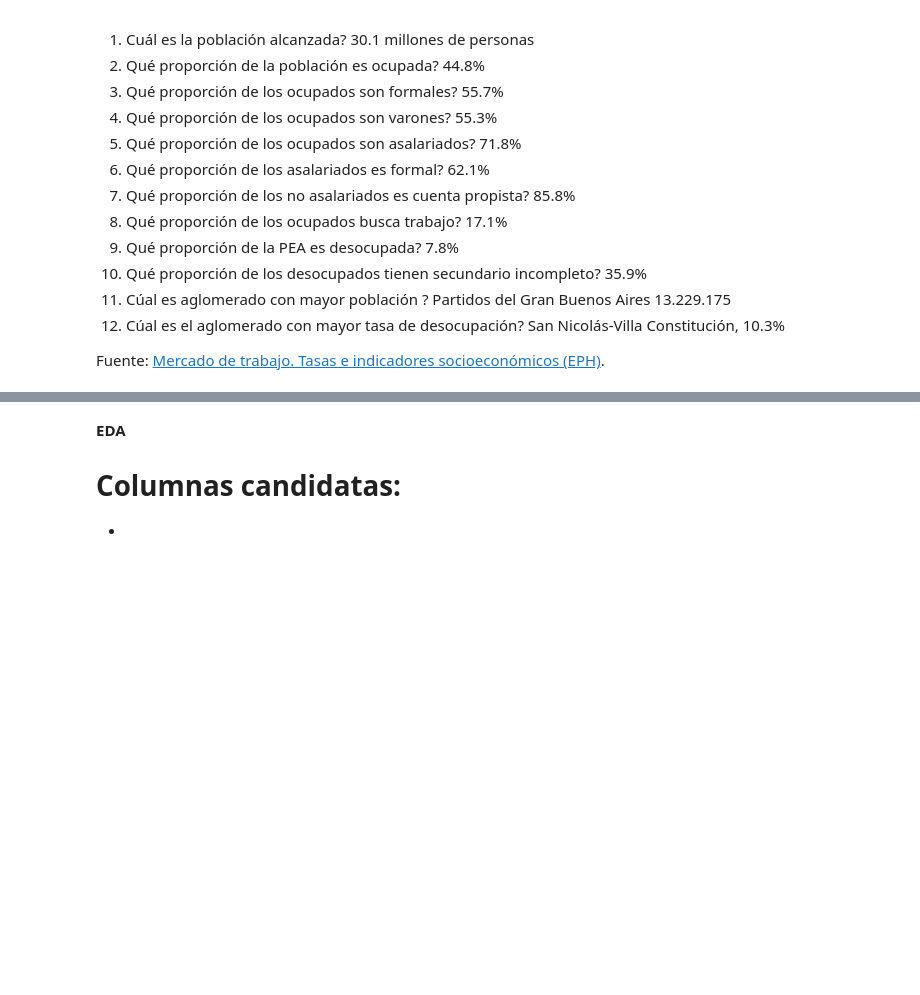
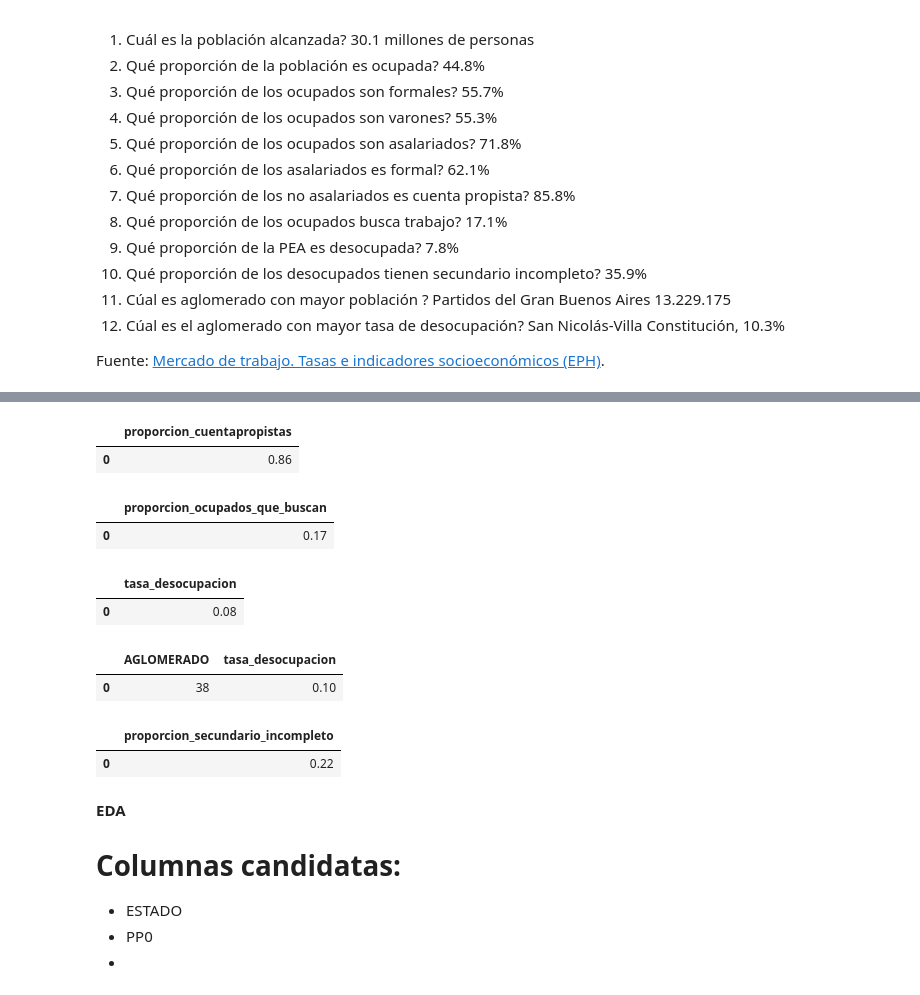
Before and after one commit to d-montenegro/eph-agente, a Jupyter notebook: notebooks/eph_1t2026_sqlite.ipynb, the cells around one changed output, grey strips where cells are left out. Cells and saved outputs as stored; diff of their text form; code cells hidden in the pictures; blank space fills up the shorter version.

```diff
--- a/notebooks/eph_1t2026_sqlite.ipynb
+++ b/notebooks/eph_1t2026_sqlite.ipynb
@@ -415,6 +446,77 @@ display(muestra)
+# %%
+# Qué proporción de los no asalariados es cuenta propista?
+_ = ejecutar_consulta("""
+SELECT
+  SUM(CASE WHEN CAT_OCUP = 2 THEN PONDERA END) * 1.0
+    / SUM(PONDERA) AS proporcion_cuentapropistas
+FROM individual
+WHERE
+ESTADO = 1           -- ocupados
+  AND CAT_OCUP <> 3;       -- no asalariados
+""", display_result=True)
+# %% [output]
+|  | proporcion_cuentapropistas |
+| 0 | 0.86 |
+# %%
+#Qué proporción de los ocupados busca trabajo?
+_ = ejecutar_consulta("""
+SELECT
+  SUM(CASE WHEN PP03J = 1 THEN PONDERA END) * 1.0
+    / SUM(PONDERA) AS proporcion_ocupados_que_buscan
+FROM individual
+WHERE ESTADO = 1;          -- solo ocupados""", display_result=True)
+# %% [output]
+|  | proporcion_ocupados_que_buscan |
+| 0 | 0.17 |
+# %%
+# Qué proporción de la PEA es desocupada?
+_ = ejecutar_consulta("""
+SELECT
+  SUM(CASE WHEN ESTADO = 2 THEN PONDERA END) * 1.0
+    / SUM(PONDERA) AS tasa_desocupacion
+FROM individual
+WHERE  ESTADO IN (1, 2);    -- PEA: ocupados y desocupados
+""", display_result=True)
+# %% [output]
+|  | tasa_desocupacion |
+| 0 | 0.08 |
+# %%
+# cual es el aglomerado con mayor tasa de desocupación?
+
+_ = ejecutar_consulta("""
+SELECT
+  AGLOMERADO,
+  SUM(CASE WHEN ESTADO = 2 THEN PONDERA END) * 1.0
+    / SUM(PONDERA) AS tasa_desocupacion
+FROM individual
+WHERE  ESTADO IN (1, 2)     -- PEA
+GROUP BY AGLOMERADO
+ORDER BY tasa_desocupacion DESC
+LIMIT 1;
+""", display_result=True)
+# %% [output]
+|  | AGLOMERADO | tasa_desocupacion |
+| 0 | 38 | 0.10 |
+# %%
+# Qué proporción de los desocupados tienen secundario incompleto?
+
+_ = ejecutar_consulta("""
+SELECT
+  SUM(CASE WHEN NIVEL_ED = 3 THEN PONDERA END) * 1.0
+    / SUM(PONDERA) AS proporcion_secundario_incompleto
+FROM individual
+WHERE
+  ESTADO = 2;          -- solo desocupados
+
+""", display_result=True)
+# %% [output]
+|  | proporcion_secundario_incompleto |
+| 0 | 0.22 |
 # %% [markdown]
 **EDA**
 
 # Columnas candidatas:
 
+- ESTADO
+- PP0
 -
```
Also changed, not shown: parts of 9 cells of this notebook.
